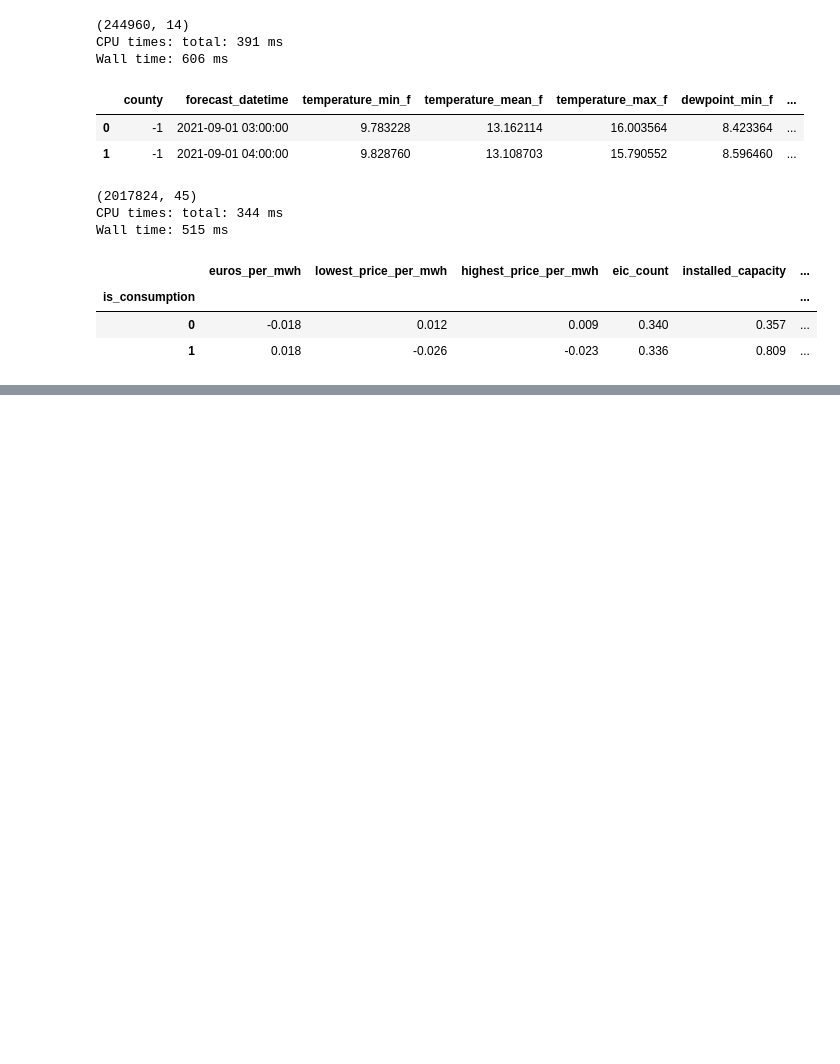
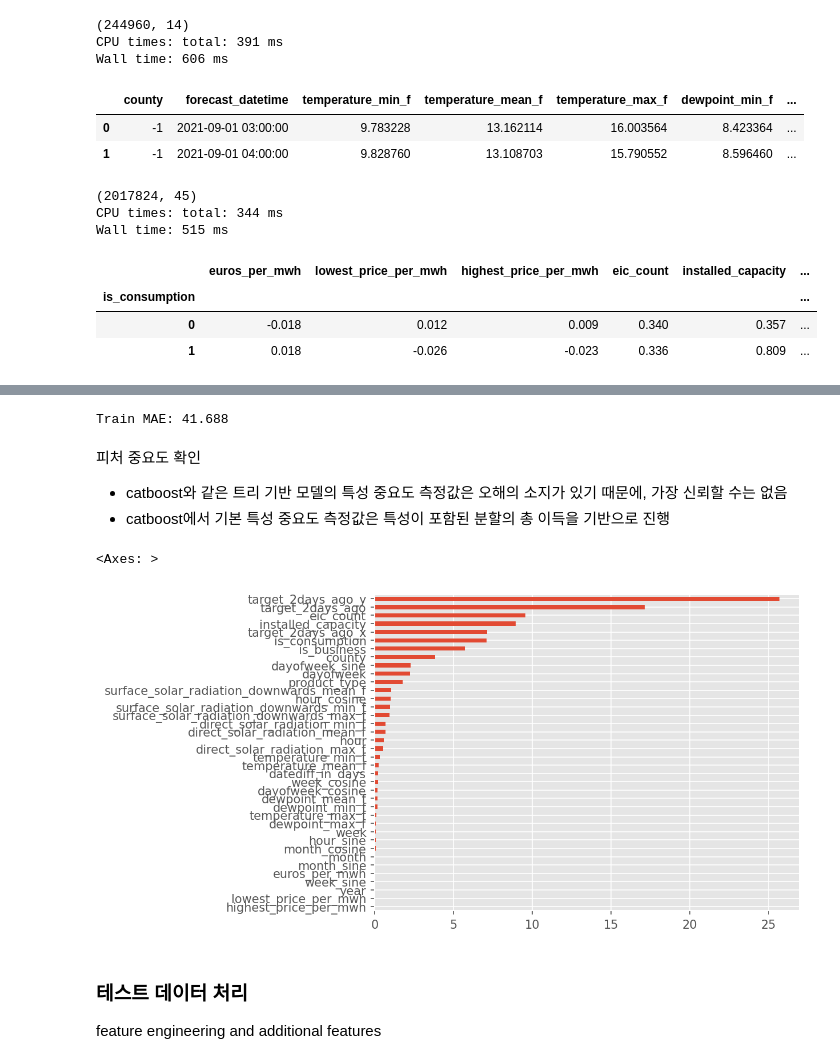
Before and after one commit to clover-minjung/kaggle_copy, a Jupyter notebook: predict_energy_behavior_of_prosumers.ipynb, the cells around one changed output, grey strips where cells are left out. Saved outputs shown, nothing was run; the diff lists cells and outputs as text; code cells hidden in the pictures; blank space fills up the shorter version.

Commit message:
add train&evaluation to predict energy behavior of prosumers file

```diff
--- a/predict_energy_behavior_of_prosumers.ipynb
+++ b/predict_energy_behavior_of_prosumers.ipynb
@@ -98,9 +4,0 @@ Forecasted Weather Attributes
-# %%
-location = pd.read_csv("/kaggle/input/fabiendaniels-mapping-locations-and-county-codes/county_lon_lats.csv").drop(columns = ["Unnamed: 0"])
-
-# Convert to int to avoid float imprecision
-for k in ['latitude', 'longitude'] :
-    location[k] = (10*location[k]).astype(int)
-
-print(location.shape)
-location.sample(5, random_state=1)
@@ -734,0 +578,30 @@ Wall time: 515 ms
+# %%
+def fit_model(
+    X:pd.DataFrame,
+    y:pd.Series,
+    config:Optional[Dict]=None,  # 모델 하이퍼파라미터 설정값
+    n_jobs:int=1,       # 병렬 처리에 사용할 스레드 수
+    verbose:int=0       # 학습 과정 출력 여부
+) -> CatBoostRegressor:
+    '''
+    L1 손실함수를 사용하는 CatBoost 회귀 모델 학습
+    '''
+
+    # CatBoost 모델 초기화
+    model = CatBoostRegressor(
+        n_estimators=100,        # 트리의 개수
+        objective='MAE',         # 평균절대오차(MAE)를 최소화하는 목적함수 사용
+        thread_count=n_jobs,     # 병렬 처리 스레드 수
+        bootstrap_type="Bernoulli",  # 베르누이 분포를 이용한 부트스트랩 방식
+        sampling_frequency='PerTree', # 각 트리마다 샘플링 수행
+        verbose=verbose,         # 학습 진행상황 출력 여부
+        cat_features=['county', 'product_type'],  # 범주형 변수 지정
+        leaf_estimation_iterations=1  # 리프 노드 값 추정 반복 횟수
+    )
+
+    if config:
+        # 하이퍼파라미터 설정
+        model.set_params(**config)
+
+    # 모델 학습
+    return model.fit(X,y)
@@ -734,0 +703,3 @@ Wall time: 515 ms
+# %%
+# Optuna로 찾은 최적의 하이퍼파라미터 사용해 모델 학습
+model = fit_model(X, y, n_jobs=4, config=study.best_params, verbose=20)
@@ -734,0 +723,19 @@ Wall time: 515 ms
+# %%
+y_pred = model.predict(X)
+train_mae = mean_absolute_error(y, y_pred)
+print(f'Train MAE: {train_mae:.3f}')
+# %% [output]
+Train MAE: 41.688
+# %% [markdown]
+피처 중요도 확인
+* catboost와 같은 트리 기반 모델의 특성 중요도 측정값은 오해의 소지가 있기 때문에, 가장 신뢰할 수는 없음
+* catboost에서 기본 특성 중요도 측정값은 특성이 포함된 분할의 총 이득을 기반으로 진행
+# %%
+feat_imp = pd.Series(model.feature_importances_,X.columns).sort_values(ascending=True)
+feat_imp.plot(kind='barh')
+# %% [output]
+<Axes: >
+[figure, added]
+# %% [markdown]
+### 테스트 데이터 처리
+feature engineering and additional features
```
Also changed, not shown: parts of 35 cells of this notebook.
